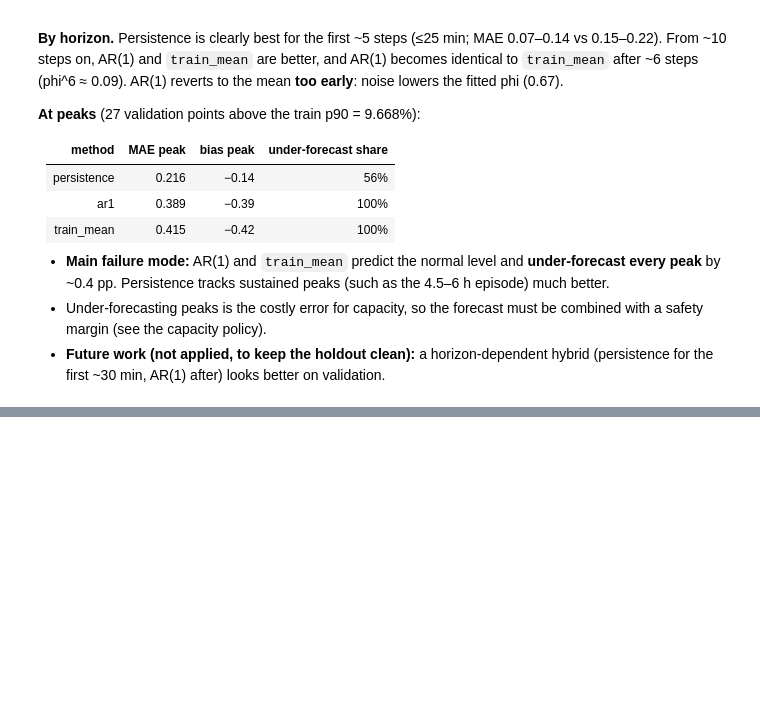
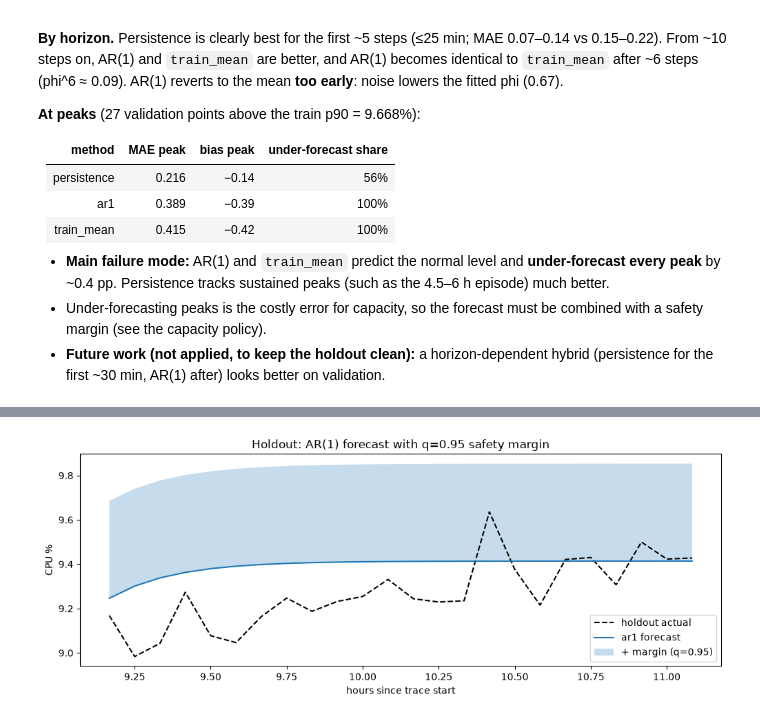
Before and after one commit to Akillot/forecasting-challenge, a Jupyter notebook: notebooks/02_forecasting.ipynb, the cells around one changed output, grey strips where cells are left out. Cells and saved outputs as stored; diff of their text form; code cells hidden in the pictures; blank space fills up the shorter version.

Commit message:
feat: add capacity policy with safety margin and recommendation

```diff
--- a/notebooks/02_forecasting.ipynb
+++ b/notebooks/02_forecasting.ipynb
@@ -262,0 +271,18 @@ combined with a safety margin (see the capacity policy).
+# %%
+ar1_steps = steps[steps["method"] == "ar1"]
+under = ar1_steps["y"] - ar1_steps["pred"]
+ar1_hold = preds["ar1"]
+
+rows = []
+for q in [0.5, 0.8, 0.9, 0.95, 0.99]:
+    margin = float(np.quantile(under, q))
+    rows.append({
+        "quantile": q,
+        "margin_pp": margin,
+        "margin_rel_%": 100 * margin / mu,
+        "val_coverage": float((ar1_steps["pred"] + margin >= ar1_steps["y"]).mean()),
+        "holdout_coverage": float((ar1_hold + margin >= y).mean()),
+        "holdout_avg_excess_pp": float(np.mean(ar1_hold + margin - y)),
+    })
+policy = pd.DataFrame(rows).round(3)
+policy
@@ -262,0 +296,13 @@ combined with a safety margin (see the capacity policy).
+# %%
+m95 = float(np.quantile(under, 0.95))
+
+fig, ax = plt.subplots(figsize=(12, 4))
+ax.plot(hours, y, color="black", linestyle="--", label="holdout actual")
+ax.plot(hours, ar1_hold, label="ar1 forecast")
+ax.fill_between(hours, ar1_hold, ar1_hold + m95, alpha=0.25, label="+ margin (q=0.95)")
+ax.set(title="Holdout: AR(1) forecast with q=0.95 safety margin",
+        xlabel="hours since trace start", ylabel="CPU %")
+ax.legend()
+plt.show()
+# %% [output]
+[figure, added]
```
Also changed, not shown: parts of 3 cells of this notebook.
